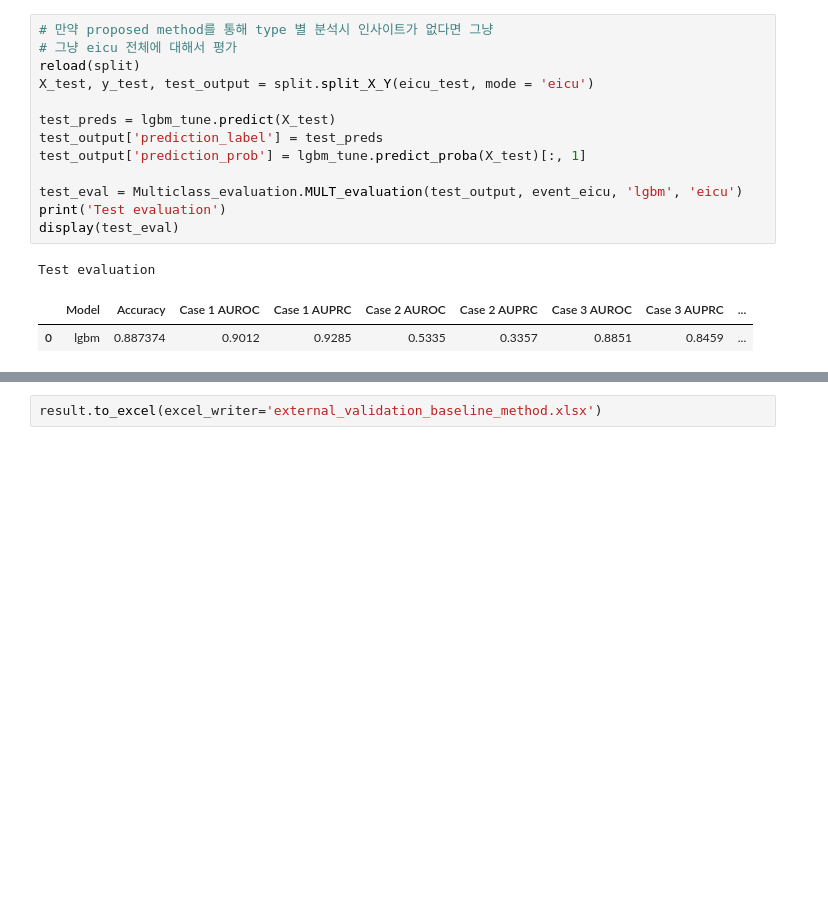
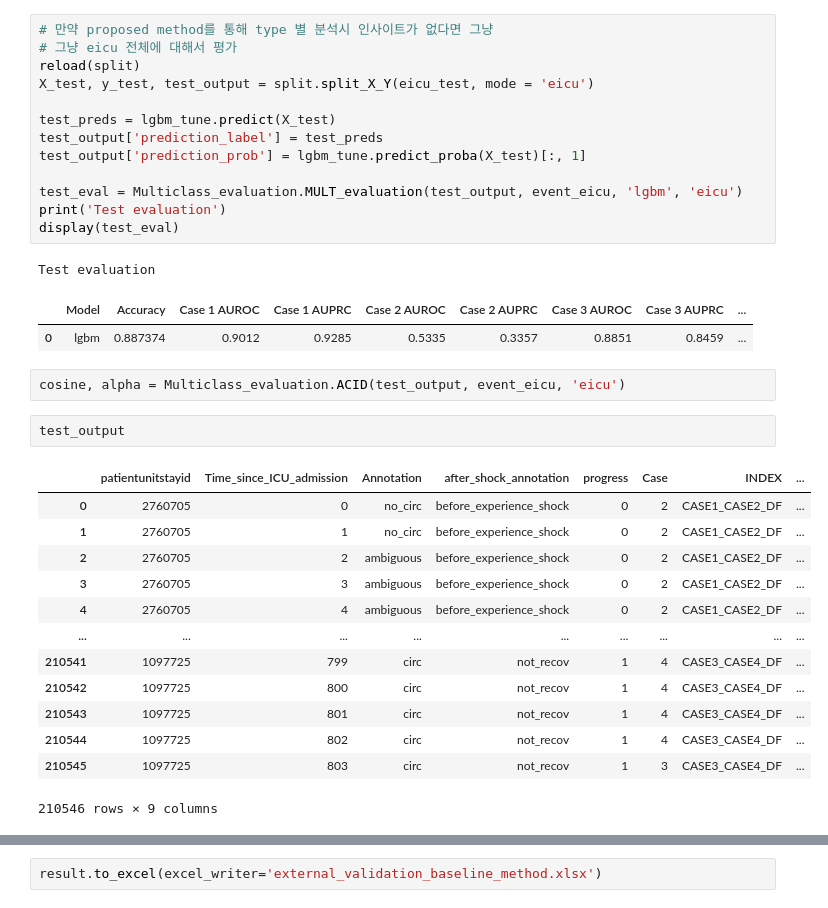
Before and after one commit to Jeong-Eul/CLEAR-Shock, a Jupyter notebook: Experiment(Supervised Learning)/training/Baseline Multiclass.ipynb, the cells around one changed output, grey strips where cells are left out. Drawn from its saved outputs; the diff is of its cells as text; blank space fills up the shorter version.

```diff
--- a/Experiment(Supervised Learning)/training/Baseline Multiclass.ipynb
+++ b/Experiment(Supervised Learning)/training/Baseline Multiclass.ipynb
@@ -311,3 +311,21 @@ display(test_eval)
 Test evaluation
 |  | Model | Accuracy | Case 1 AUROC | Case 1 AUPRC | Case 2 AUROC | Case 2 AUPRC | Case 3 AUROC | Case 3 AUPRC | ... |
 | 0 | lgbm | 0.887374 | 0.9012 | 0.9285 | 0.5335 | 0.3357 | 0.8851 | 0.8459 | ... |
+# %%
+cosine, alpha = Multiclass_evaluation.ACID(test_output, event_eicu, 'eicu')
+# %%
+test_output
+# %% [output]
+|  | patientunitstayid | Time_since_ICU_admission | Annotation | after_shock_annotation | progress | Case | INDEX | ... |
+| 0 | 2760705 | 0 | no_circ | before_experience_shock | 0 | 2 | CASE1_CASE2_DF | ... |
+| 1 | 2760705 | 1 | no_circ | before_experience_shock | 0 | 2 | CASE1_CASE2_DF | ... |
+| 2 | 2760705 | 2 | ambiguous | before_experience_shock | 0 | 2 | CASE1_CASE2_DF | ... |
+| 3 | 2760705 | 3 | ambiguous | before_experience_shock | 0 | 2 | CASE1_CASE2_DF | ... |
+| 4 | 2760705 | 4 | ambiguous | before_experience_shock | 0 | 2 | CASE1_CASE2_DF | ... |
+| ... | ... | ... | ... | ... | ... | ... | ... | ... |
+| 210541 | 1097725 | 799 | circ | not_recov | 1 | 4 | CASE3_CASE4_DF | ... |
+| 210542 | 1097725 | 800 | circ | not_recov | 1 | 4 | CASE3_CASE4_DF | ... |
+| 210543 | 1097725 | 801 | circ | not_recov | 1 | 4 | CASE3_CASE4_DF | ... |
+| 210544 | 1097725 | 802 | circ | not_recov | 1 | 4 | CASE3_CASE4_DF | ... |
+| 210545 | 1097725 | 803 | circ | not_recov | 1 | 3 | CASE3_CASE4_DF | ... |
+210546 rows × 9 columns
```
Also changed, not shown: parts of 9 cells of this notebook, 4 other files.
